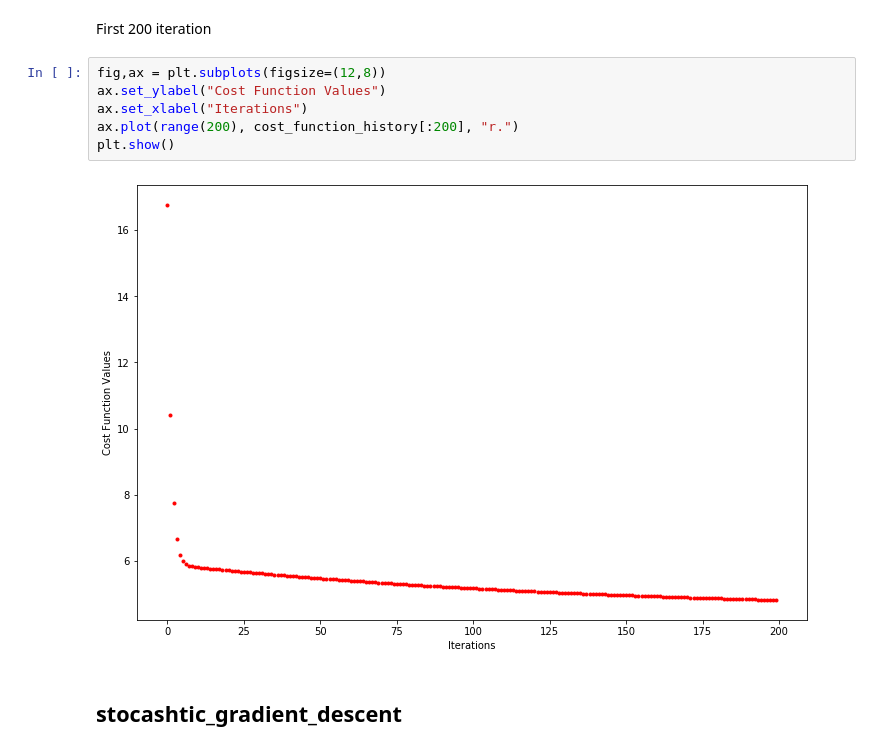
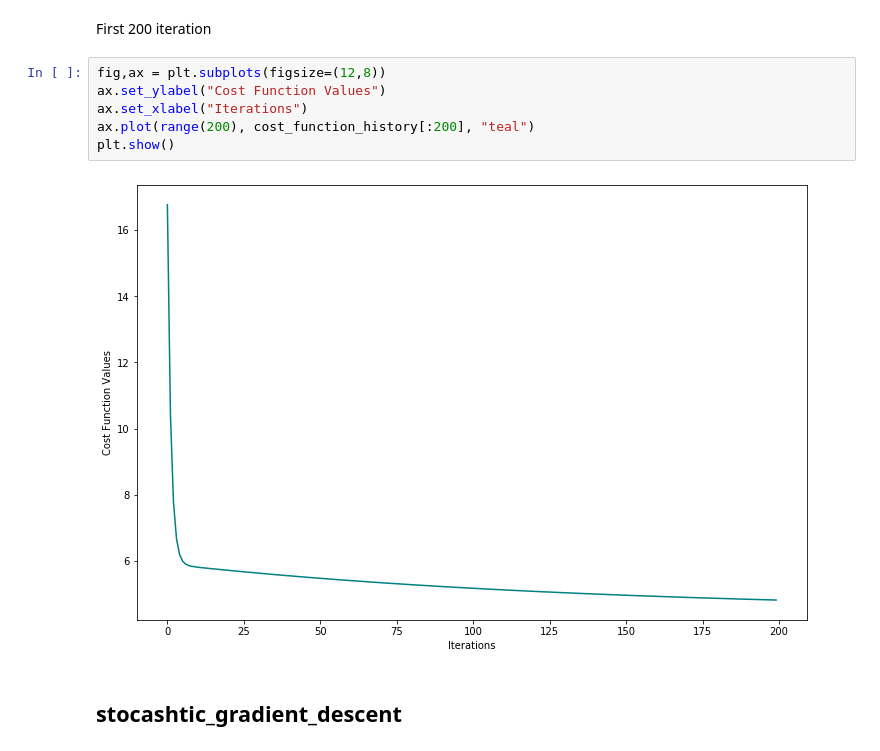
Before and after one commit to SoroushGhaderi/Machine_Learning_Andrew_Ng_exercises_with_Python, a Jupyter notebook: Linear Regression/Exercise 1 Linear Regression.ipynb, the cells around one changed output. Saved outputs shown, nothing was run; the diff lists cells and outputs as text.

```diff
--- a/Linear Regression/Exercise 1 Linear Regression.ipynb
+++ b/Linear Regression/Exercise 1 Linear Regression.ipynb
@@ -245,11 +245,11 @@ First 200 iteration
 # %%
 fig,ax = plt.subplots(figsize=(12,8))
 ax.set_ylabel("Cost Function Values")
 ax.set_xlabel("Iterations")
-ax.plot(range(200), cost_function_history[:200], "r.")
+ax.plot(range(200), cost_function_history[:200], "teal")
 plt.show()
 # %% [output]
-[figure, old version]
+[figure, new version]
 # %% [markdown]
 ## stocashtic_gradient_descent
 # %%
```
Also changed, not shown: parts of 10 cells of this notebook, 2 other files.
